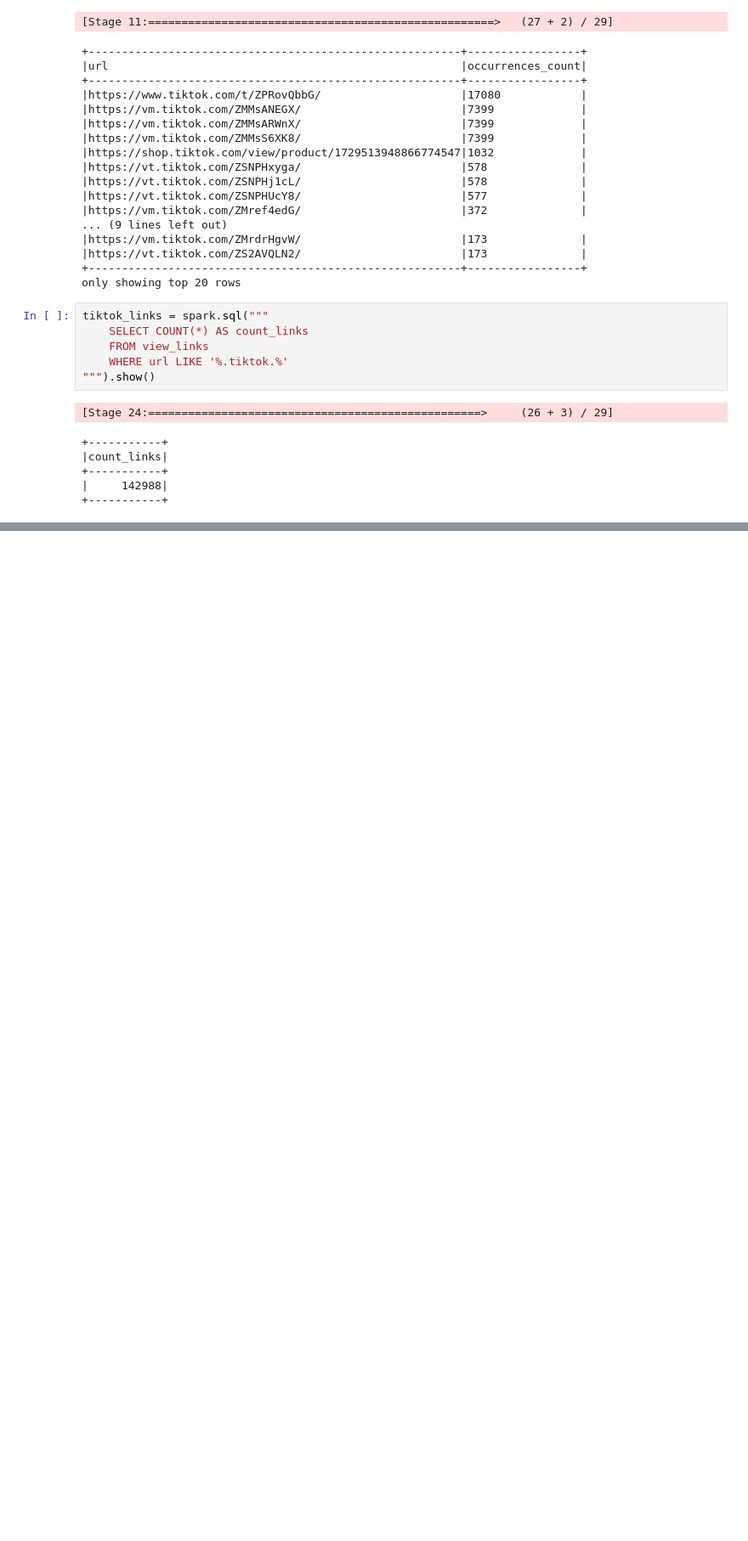
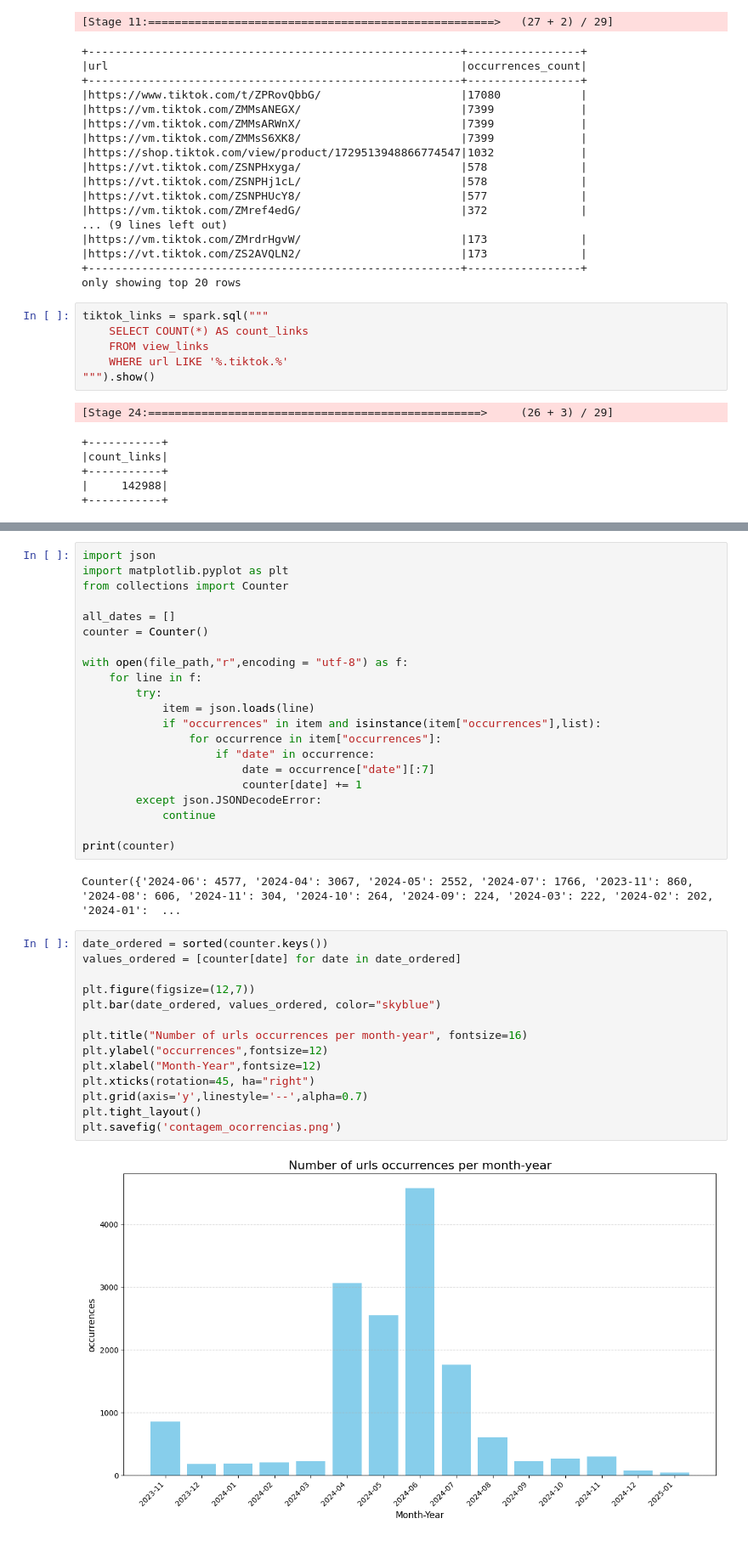
Before and after one commit to MateusoBrito/US-Election-On-Telegram, a Jupyter notebook: notebooks/05_Links.ipynb, the cells around one changed output, grey strips where cells are left out. Shown: that part at 85% size. Saved outputs shown, nothing was run; the diff lists cells and outputs as text; blank space fills up the shorter version.

Commit message:
graph of url occurrence

```diff
--- a/notebooks/05_Links.ipynb
+++ b/notebooks/05_Links.ipynb
@@ -419,0 +425,39 @@ tiktok_links = spark.sql("""
+# %%
+import json
+import matplotlib.pyplot as plt
+from collections import Counter
+
+all_dates = []
+counter = Counter()
+
+with open(file_path,"r",encoding = "utf-8") as f:
+    for line in f:
+        try:
+            item = json.loads(line)
+            if "occurrences" in item and isinstance(item["occurrences"],list):
+                for occurrence in item["occurrences"]:
+                    if "date" in occurrence:
+                        date = occurrence["date"][:7]
+                        counter[date] += 1
+        except json.JSONDecodeError:
+            continue
+
+print(counter)
+# %% [output]
+Counter({'2024-06': 4577, '2024-04': 3067, '2024-05': 2552, '2024-07': 1766, '2023-11': 860, '2024-08': 606, '2024-11': 304, '2024-10': 264, '2024-09': 224, '2024-03': 222, '2024-02': 202, '2024-01':  ...
+# %%
+date_ordered = sorted(counter.keys())
+values_ordered = [counter[date] for date in date_ordered]
+
+plt.figure(figsize=(12,7))
+plt.bar(date_ordered, values_ordered, color="skyblue")
+
+plt.title("Number of urls occurrences per month-year", fontsize=16)
+plt.ylabel("occurrences",fontsize=12)
+plt.xlabel("Month-Year",fontsize=12)
+plt.xticks(rotation=45, ha="right")
+plt.grid(axis='y',linestyle='--',alpha=0.7)
+plt.tight_layout()
+plt.savefig('contagem_ocorrencias.png')
+# %% [output]
+[figure, added]
```
Also changed, not shown: parts of 4 cells of this notebook, 2 other files.
